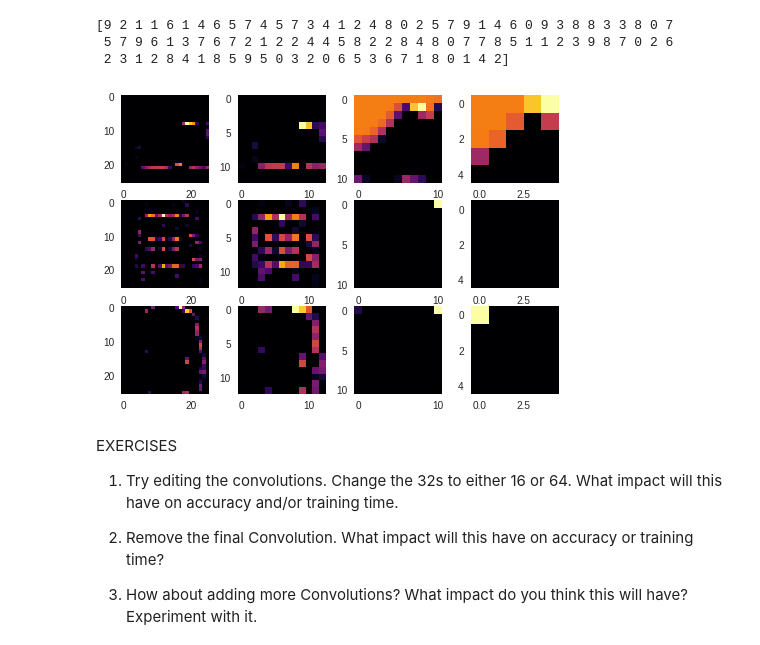
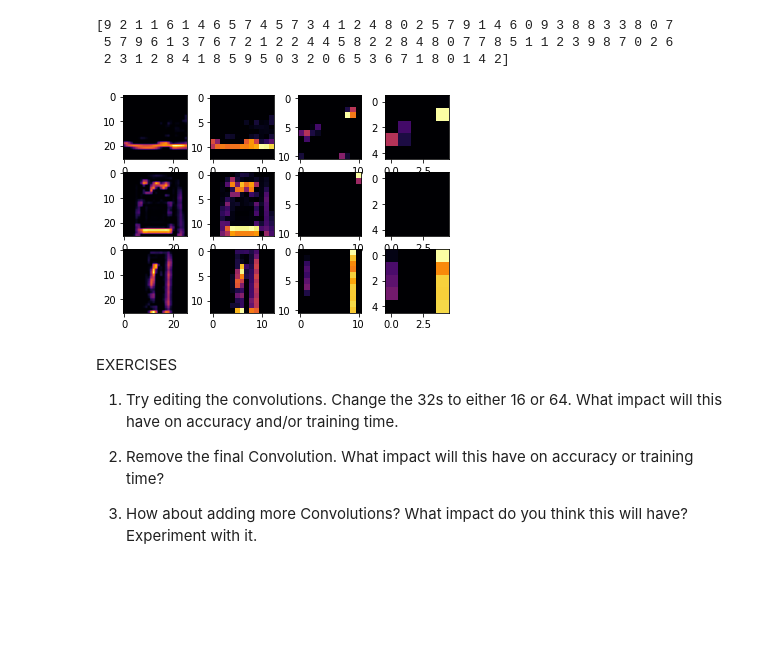
Before and after one commit to Parakrant/Learning_Tensorflow, a Jupyter notebook: Course_1_Part_6_Lesson_2_Notebook.ipynb, the cells around one changed output. Saved outputs shown, nothing was run; the diff lists cells and outputs as text; code cells hidden in the pictures; blank space fills up the shorter version.

```diff
--- a/Course_1_Part_6_Lesson_2_Notebook.ipynb
+++ b/Course_1_Part_6_Lesson_2_Notebook.ipynb
@@ -87,7 +87,7 @@ model = tf.keras.models.Sequential([
 ])
 model.compile(optimizer='adam', loss='sparse_categorical_crossentropy', metrics=['accuracy'])
 model.summary()
-model.fit(training_images, training_labels, epochs=20)
+model.fit(training_images, training_labels, epochs=10)
 test_loss = model.evaluate(test_images, test_labels)
 # %% [output]
 2.2.0
@@ -198,25 +198,25 @@ print(test_labels[:100])
 # %%
 import matplotlib.pyplot as plt
 f, axarr = plt.subplots(3,4)
 FIRST_IMAGE=0
-SECOND_IMAGE=7
-THIRD_IMAGE=26
+SECOND_IMAGE=1
+THIRD_IMAGE=2
 CONVOLUTION_NUMBER = 1
 from tensorflow.keras import models
 layer_outputs = [layer.output for layer in model.layers]
 activation_model = tf.keras.models.Model(inputs = model.input, outputs = layer_outputs)
 for x in range(0,4):
   f1 = activation_model.predict(test_images[FIRST_IMAGE].reshape(1, 28, 28, 1))[x]
   axarr[0,x].imshow(f1[0, : , :, CONVOLUTION_NUMBER], cmap='inferno')
   axarr[0,x].grid(False)
   f2 = activation_model.predict(test_images[SECOND_IMAGE].reshape(1, 28, 28, 1))[x]
   axarr[1,x].imshow(f2[0, : , :, CONVOLUTION_NUMBER], cmap='inferno')
   axarr[1,x].grid(False)
   f3 = activation_model.predict(test_images[THIRD_IMAGE].reshape(1, 28, 28, 1))[x]
   axarr[2,x].imshow(f3[0, : , :, CONVOLUTION_NUMBER], cmap='inferno')
   axarr[2,x].grid(False)
 # %% [output]
-[figure, old version]
+[figure, new version]
 # %% [markdown]
 EXERCISES
 
```
Also changed, not shown: parts of 3 cells of this notebook.
